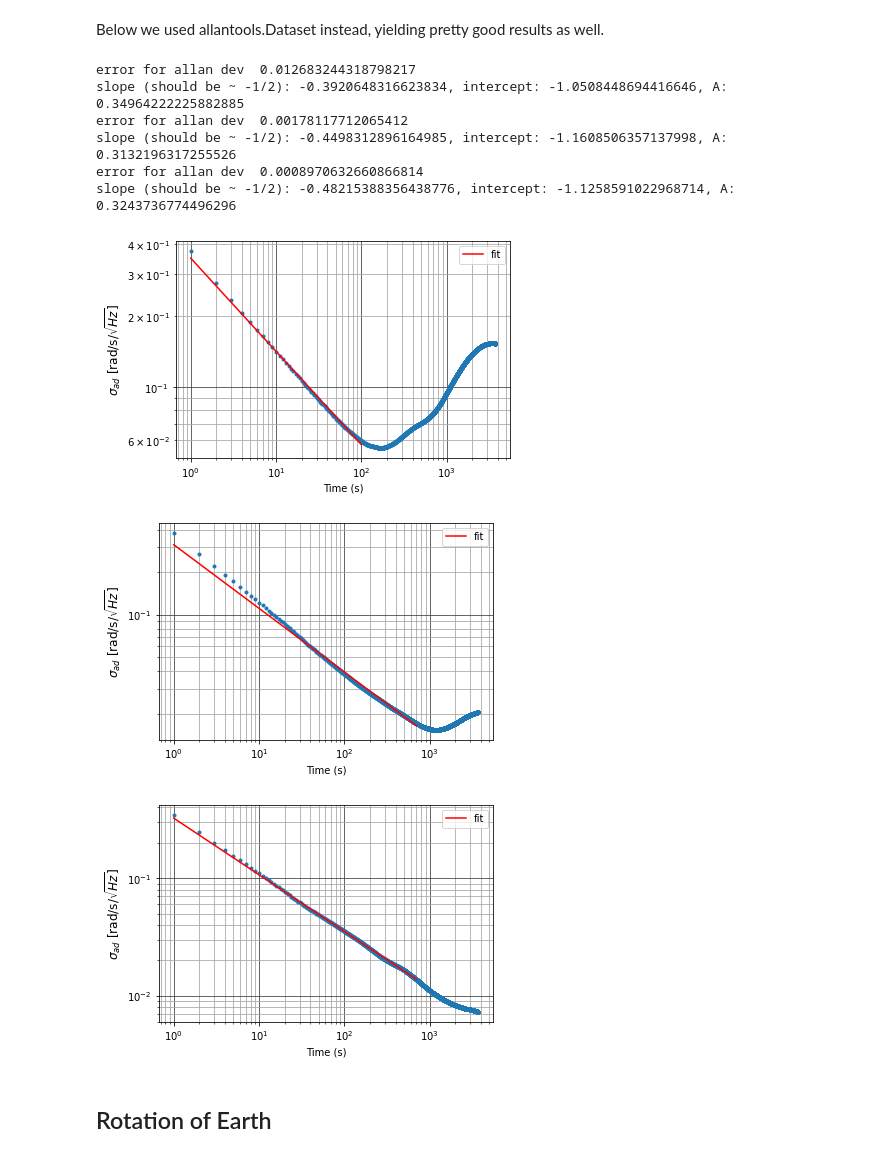
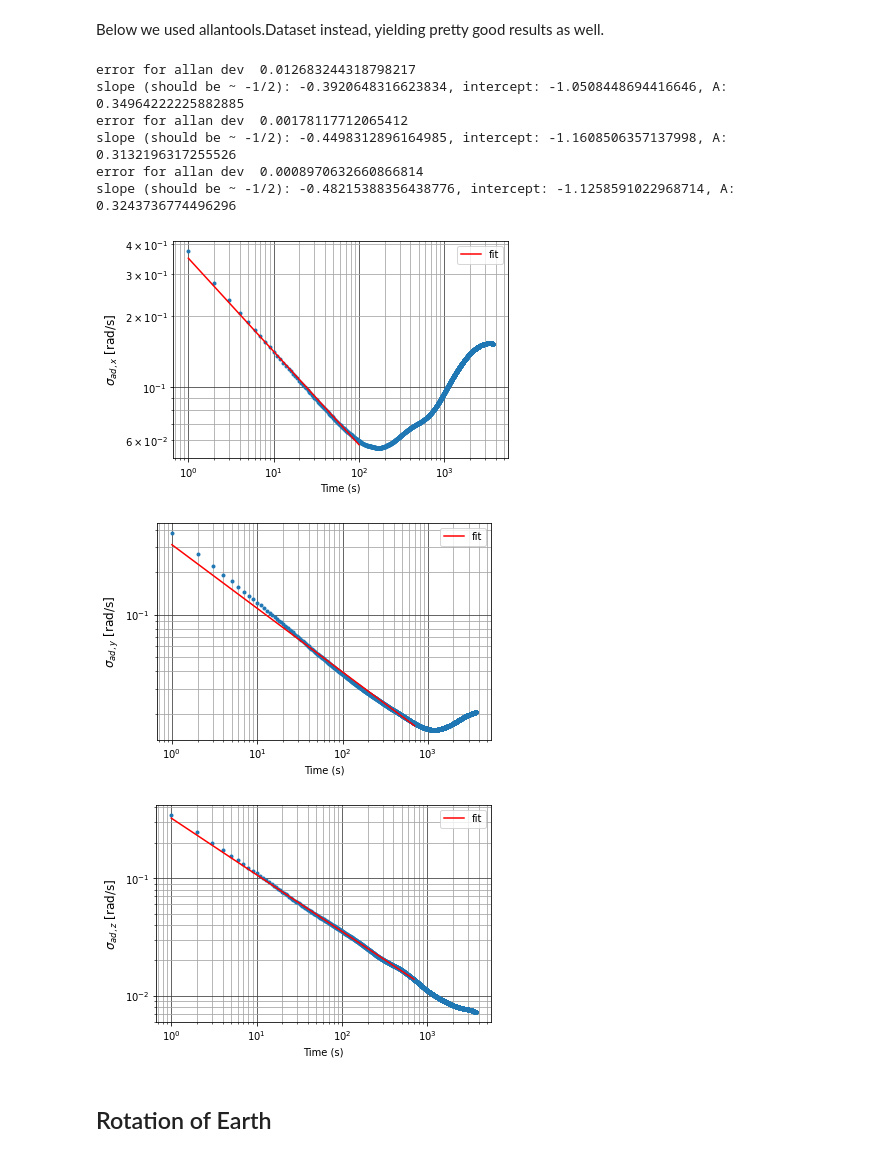
Before and after one commit to tesla1900/advanced-lab-course, a Jupyter notebook: laser_gyroscope/prelab/prelab_analysis.ipynb, the cells around one changed output. Cells and saved outputs as stored; diff of their text form; code cells hidden in the pictures.

```diff
--- a/laser_gyroscope/prelab/prelab_analysis.ipynb
+++ b/laser_gyroscope/prelab/prelab_analysis.ipynb
@@ -114,7 +114,7 @@ for i in range(1, 4):
     ax.loglog(t2, ad_thr, color="r", zorder=3, label = 'fit')
 
     ax.set_xlabel(r"$\tau$ [s]", fontsize=12)
-    ax.set_ylabel(r"$\sigma_{{ad, {0}}}$ [rad/s/$\sqrt{{Hz}}$]".format(labels[i-1]), fontsize=12)
+    ax.set_ylabel(r"$\sigma_{{ad, {0}}}$ [rad/s]".format(labels[i-1]), fontsize=12)
     ax.set_title("Allan deviation of Gyroscope in {0}-direction".format(labels[i-1]))
     ax.legend()
     ax.grid(which='both')
@@ -162,37 +162,37 @@ for i in range(1, 4):
 
     print("slope (should be ~ -1/2): {0}, intercept: {1}, A: {2}".format(slope, intercept, np.exp(intercept)))
 
     # (t2, ad, ade, adn) = allantools.oadev(y_fft, rate=dfreq, data_type="freq", taus=t_allan)
 
     # ad = uniform_filter1d(ad, size=1)
 
     # ax.loglog(t2, ad)
 
     # print(np.mean(y_fft))
 
     # not so sure about normalization here...
     # ax.plot(freq, y_fft, label=labels[i-1])
 
     b = allantools.Plot()
     b.plot(a, errorbars=True, grid=True, marker='o', ls='', ms=3.0, zorder=2)
     plt.loglog(tau, np.exp(intercept) * tau**slope, color="r", zorder=3, label = 'fit')
 
 
     b.ax.set_xlabel("Time (s)")
-    b.ax.set_ylabel(r"$\sigma_{{ad}}$ [rad/s/$\sqrt{{Hz}}$]", fontsize=12)
+    b.ax.set_ylabel(r"$\sigma_{{ad, {0}}}$ [rad/s]".format(labels[i-1]), fontsize=12)
     b.ax.legend()
 
 # b.ax.set_xlim(xmin=0)
 # %% [output]
 error for allan dev  0.012683244318798217
 slope (should be ~ -1/2): -0.3920648316623834, intercept: -1.0508448694416646, A: 0.34964222225882885
 error for allan dev  0.00178117712065412
 slope (should be ~ -1/2): -0.4498312896164985, intercept: -1.1608506357137998, A: 0.3132196317255526
 error for allan dev  0.0008970632660866814
 slope (should be ~ -1/2): -0.48215388356438776, intercept: -1.1258591022968714, A: 0.3243736774496296
-[figure, old version]
+[figure, new version]
-[figure, old version]
+[figure, new version]
-[figure, old version]
+[figure, new version]
 # %% [markdown]
 ## Rotation of Earth
 # %%
```
Also changed, not shown: parts of 1 cell of this notebook, 1 other file.
